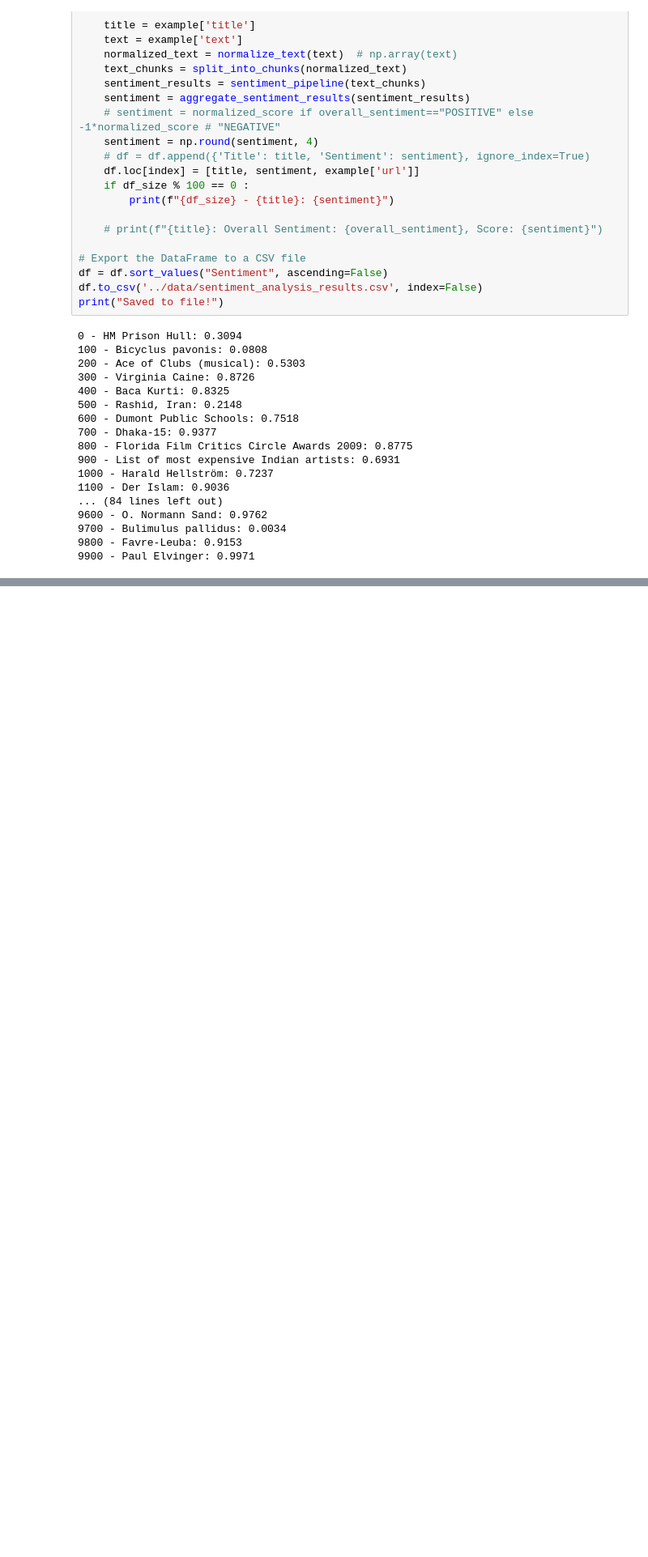
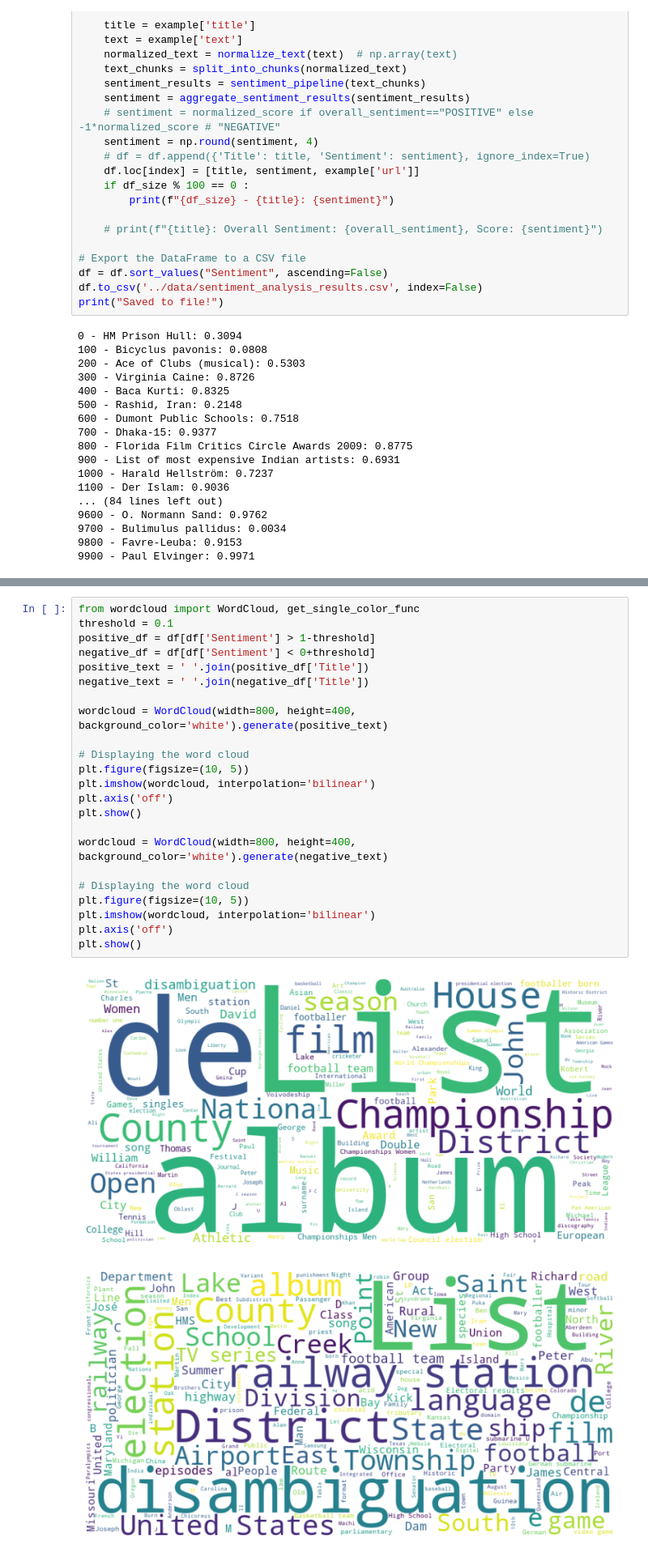
Before and after one commit to Jordanbarker/jordanbarker.github.io, a Jupyter notebook: Jupyter_Notebooks/Wiki_Sentiment.ipynb, the cells around one changed output, grey strips where cells are left out. Shown at 81% size. Cells and saved outputs as stored; diff of their text form; blank space fills up the shorter version.

```diff
--- a/Jupyter_Notebooks/Wiki_Sentiment.ipynb
+++ b/Jupyter_Notebooks/Wiki_Sentiment.ipynb
@@ -148,0 +163,26 @@ There are approximately 408843 prime numbers between 0 and 6407814
+# %%
+from wordcloud import WordCloud, get_single_color_func
+threshold = 0.1
+positive_df = df[df['Sentiment'] > 1-threshold]
+negative_df = df[df['Sentiment'] < 0+threshold]
+positive_text = ' '.join(positive_df['Title'])
+negative_text = ' '.join(negative_df['Title'])
+
+wordcloud = WordCloud(width=800, height=400, background_color='white').generate(positive_text)
+
+# Displaying the word cloud
+plt.figure(figsize=(10, 5))
+plt.imshow(wordcloud, interpolation='bilinear')
+plt.axis('off')
+plt.show()
+
+wordcloud = WordCloud(width=800, height=400, background_color='white').generate(negative_text)
+
+# Displaying the word cloud
+plt.figure(figsize=(10, 5))
+plt.imshow(wordcloud, interpolation='bilinear')
+plt.axis('off')
+plt.show()
+# %% [output]
+[figure, added]
+[figure, added]
```
Also changed, not shown: parts of 9 cells of this notebook, 1 other file.
